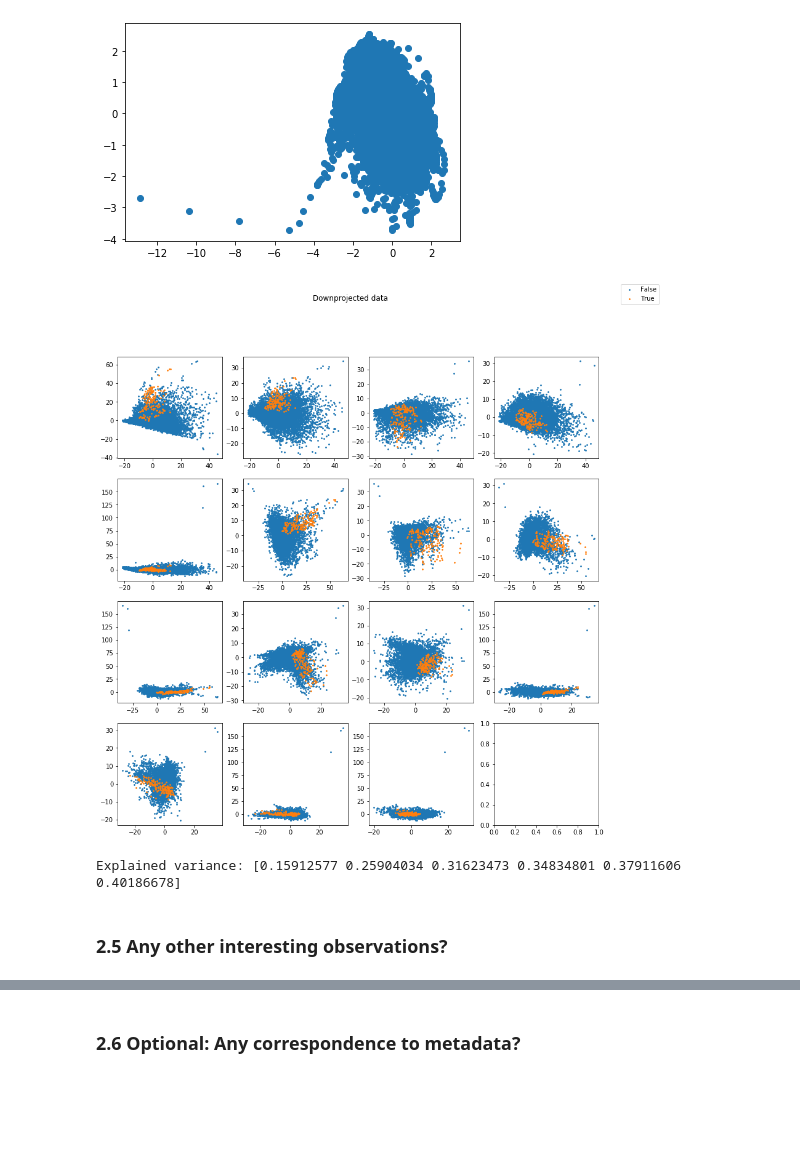
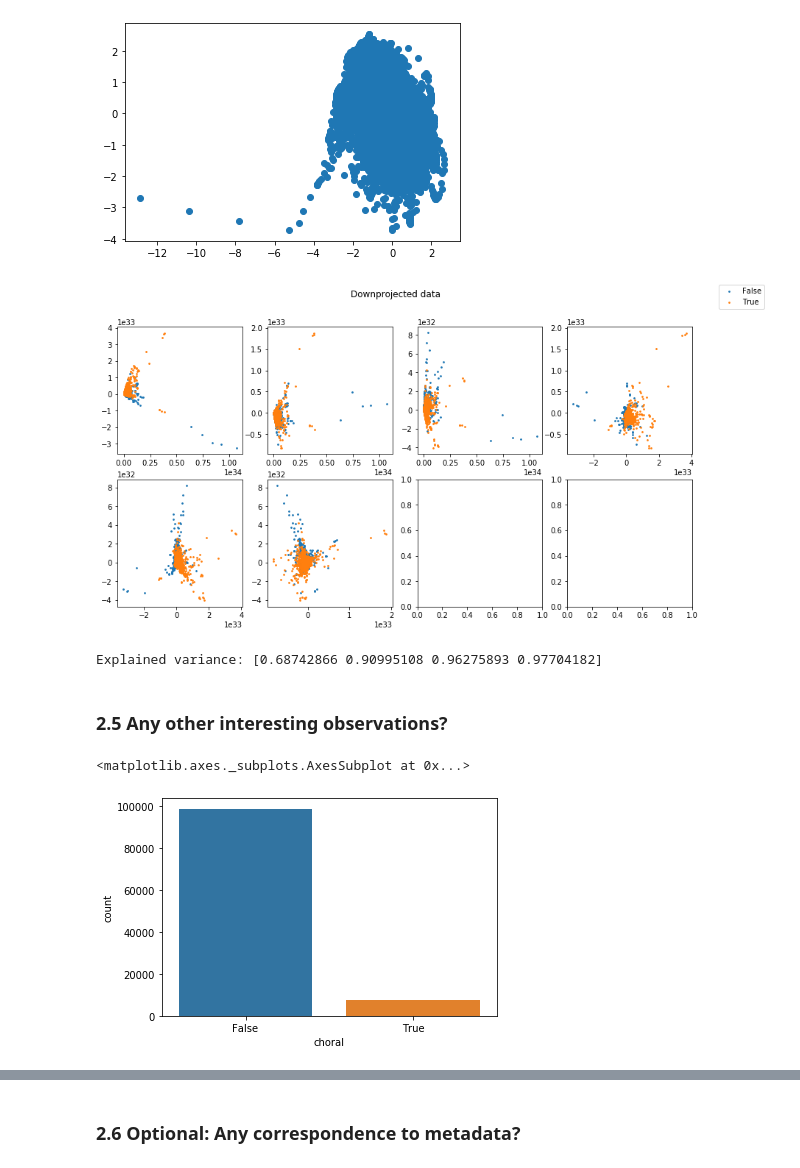
Before and after one commit to elias-gander/MLPC2020, a Jupyter notebook: MPLC2020.ipynb, the cells around one changed output, grey strips where cells are left out. Saved outputs shown, nothing was run; the diff lists cells and outputs as text; code cells hidden in the pictures; blank space fills up the shorter version.

```diff
--- a/MPLC2020.ipynb
+++ b/MPLC2020.ipynb
@@ -134,10 +133,10 @@ def pca(X, y, n_components, plot=True):
 
     return pca
 # %%
-p = pca(data.features(), data.labels('choral').iloc[:, 0].values, 6)
+p = pca(data.features(), data.labels('male').iloc[:, 0].values, 4)
 print(f'Explained variance: {p.explained_variance_ratio_.cumsum()}')
 # %% [output]
-[figure, old version]
+[figure, new version]
-Explained variance: [0.15912577 0.25904034 0.31623473 0.34834801 0.37911606 0.40186678]
+Explained variance: [0.68742866 0.90995108 0.96275893 0.97704182]
 # %% [markdown]
 ### 2.5 Any other interesting observations?
@@ -145,0 +143,5 @@ Explained variance: [0.15912577 0.25904034 0.31623473 0.34834801 0.37911606 0.40
+# %%
+sns.countplot(x = 'choral', data=data.data)
+# %% [output]
+<matplotlib.axes._subplots.AxesSubplot at 0x...>
+[figure, added]
```
Also changed, not shown: parts of 7 cells of this notebook, 2 other files.
